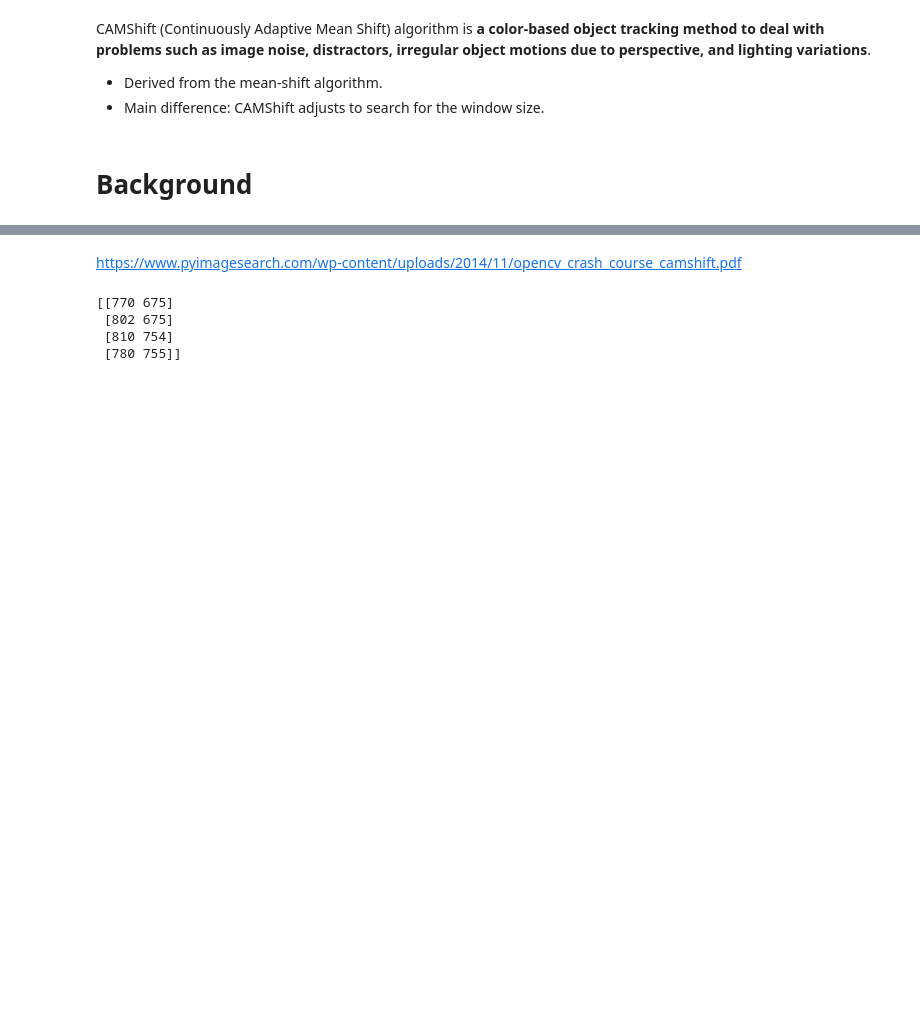
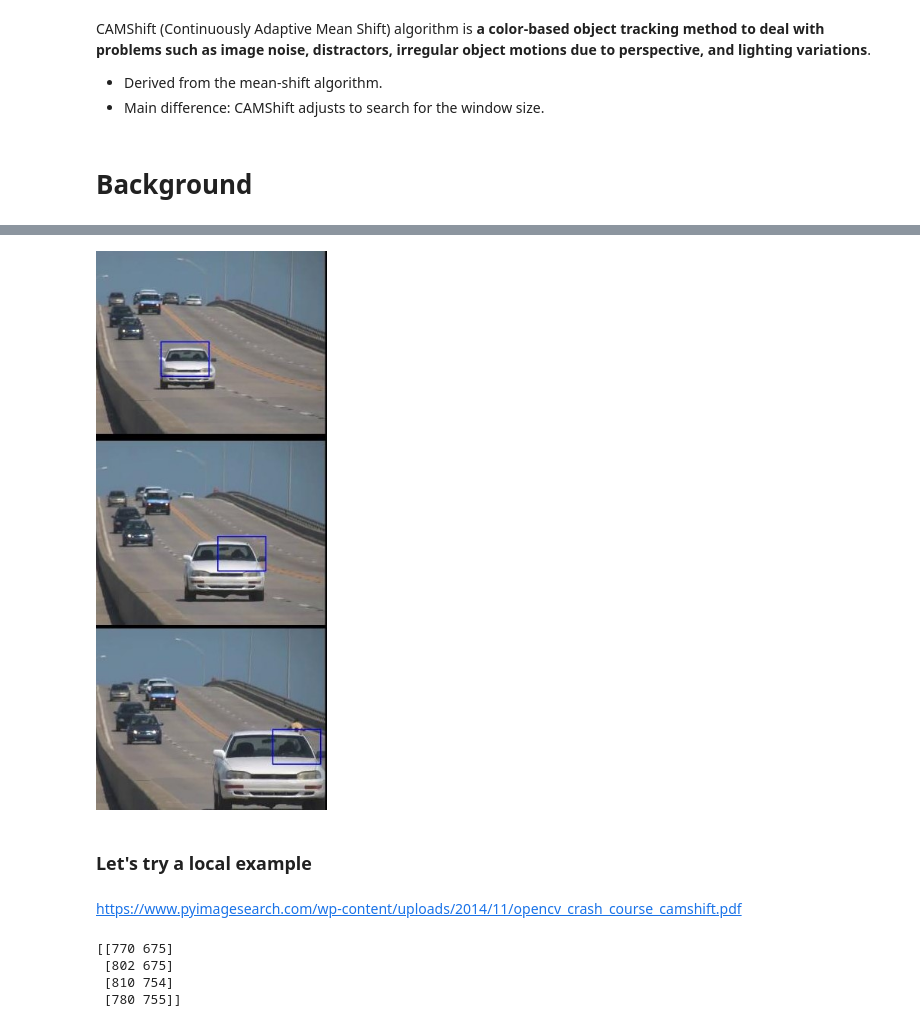
Before and after one commit to kingyeet9048/final_dsci_project, a Jupyter notebook: Camshift.ipynb, the cells around one changed output, grey strips where cells are left out. Drawn from its saved outputs; the diff is of its cells as text; code cells hidden in the pictures; blank space fills up the shorter version.

```diff
--- a/Camshift.ipynb
+++ b/Camshift.ipynb
@@ -53,3 +75,10 @@ CAMShift (Continuously Adaptive Mean Shift) algorithm is **a color-based object
+# %%
+from IPython.core.display import Image
+Image('car_example.jpg')
+# %% [output]
+[figure, added]
+# %% [markdown]
+### Let's try a local example
 # %%
 # import the necessary packages
 import numpy as np
```
Also changed, not shown: parts of 8 cells of this notebook, 1 other file.
